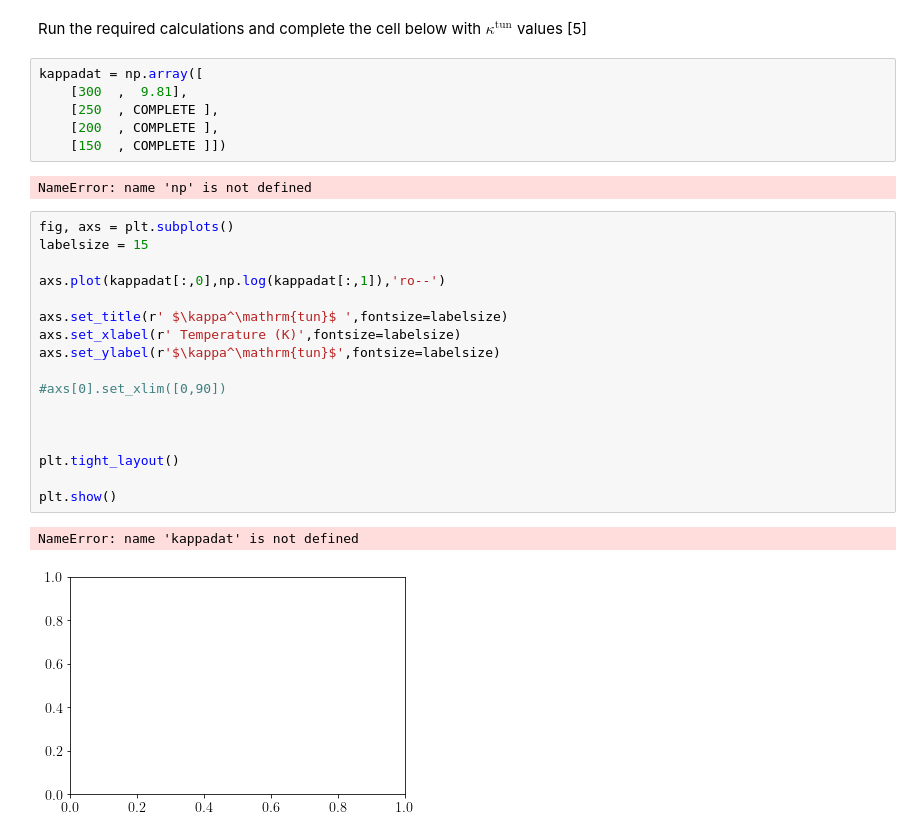
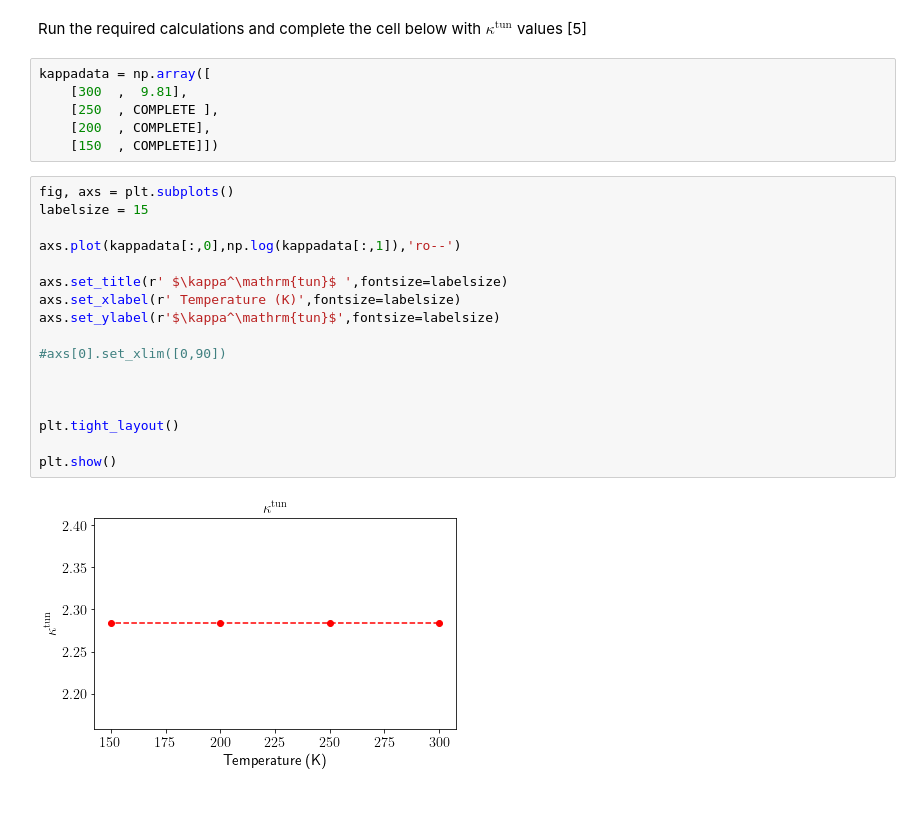
Before and after one commit to i-pi/piqm2023-tutorial, a Jupyter notebook: 04_RPI/tutorial-4.ipynb, the cells around one changed output. Cells and saved outputs as stored; diff of their text form; blank space fills up the shorter version.

```diff
--- a/04_RPI/tutorial-4.ipynb
+++ b/04_RPI/tutorial-4.ipynb
@@ -339,33 +340,30 @@ plt.show()
 # %% [markdown]
 Run the required calculations and complete the cell below with  $\kappa^\mathrm{tun}$ values [5]
 # %%
-kappadat = np.array([
+kappadata = np.array([
     [300  ,  9.81],
     [250  , COMPLETE ],
-    [200  , COMPLETE ],
-    [150  , COMPLETE ]])
+    [200  , COMPLETE],
+    [150  , COMPLETE]])
-# %% [output]
-NameError: name 'np' is not defined
 # %%
 fig, axs = plt.subplots()
 labelsize = 15
 
-axs.plot(kappadat[:,0],np.log(kappadat[:,1]),'ro--')
+axs.plot(kappadata[:,0],np.log(kappadata[:,1]),'ro--')
 
 axs.set_title(r' $\kappa^\mathrm{tun}$ ',fontsize=labelsize)
 axs.set_xlabel(r' Temperature (K)',fontsize=labelsize)
 axs.set_ylabel(r'$\kappa^\mathrm{tun}$',fontsize=labelsize)
 
 #axs[0].set_xlim([0,90])
 
 
 
 plt.tight_layout()
 
 plt.show()
 # %% [output]
-NameError: name 'kappadat' is not defined
-[figure, old version]
+[figure, new version]
 # %% [markdown]
 <h2><strong><span style="font-size:24px;">References </span></strong></h2>
 
```
Also changed, not shown: parts of 5 cells of this notebook.
